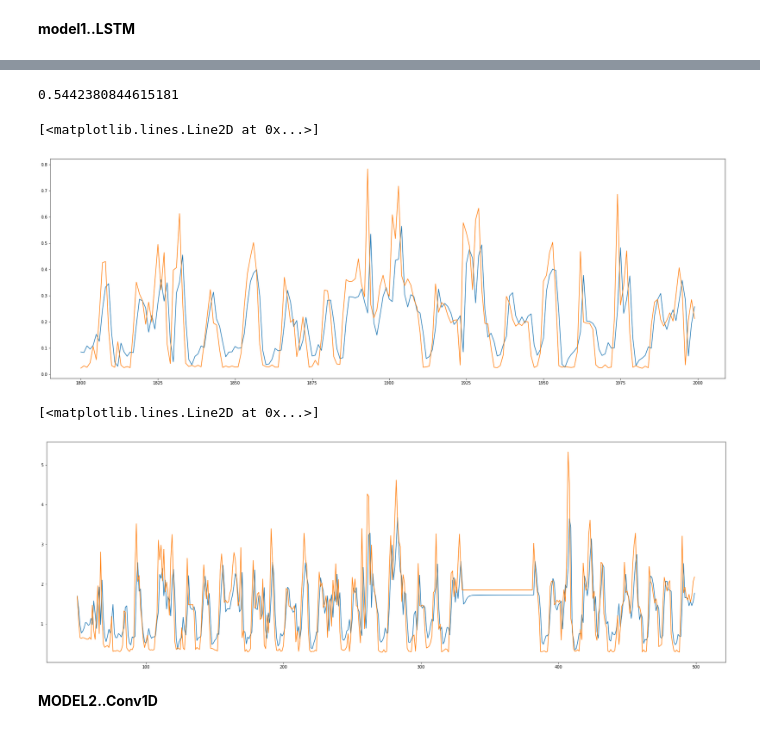
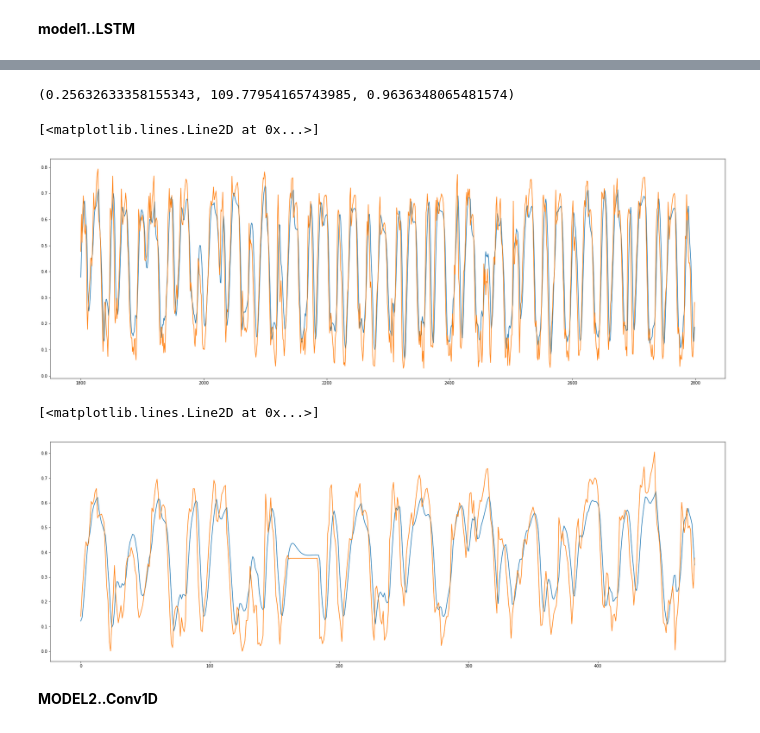
Before and after one commit to chandank21/Electrical-Household-Load-Forecasting, a Jupyter notebook: Load_Forecasting_using_RNN.ipynb, the cells around one changed output, grey strips where cells are left out. Saved outputs shown, nothing was run; the diff lists cells and outputs as text; code cells hidden in the pictures.

```diff
--- a/Load_Forecasting_using_RNN.ipynb
+++ b/Load_Forecasting_using_RNN.ipynb
@@ -101 +110,5 @@ train_input.shape,test_input.shape,train_target.shape,test_target.shape
+# %%
+UK_data = pd.read_csv(r'/content/drive/MyDrive/datasets/House_1.csv')
+UK_data=UK_data.set_index(UK_data['Time'])[['Aggregate']]
+UK_data.index = pd.to_datetime(UK_data.index)
 # %%
@@ -134,0 +142,18 @@ plt.plot(data_hourly.Global_intensity.values[20000:20400],marker='o')
+# %%
+# resampling data based on hour...
+data_hourly = UK_data.resample('1H').mean()
+
+# scaling data based on minmaxscaler or standard scaler...
+data_as_np,scaler = scaling_data(data_hourly)
+
+# no pf back step...
+n_lags=24
+n_out=1
+ # converting data into deep neural network format...
+input,target = series_to_supervised(data_as_np,n_lags,n_out)
+n_train = int(0.7*data_hourly.shape[0])
+train_input = input[:n_train]
+test_input = input[n_train:]
+train_target = target[:n_train]
+test_target = target[n_train:]
+train_input.shape,test_input.shape,train_target.shape,test_target.shape
@@ -267,4 +258,0 @@ test_results
-# %%
-np.mean(abs(test_results.test_predicted-test_results.test_target)/test_results.test_target)
-# %% [output]
-0.5442380844615181
@@ -271,19 +261,23 @@ np.mean(abs(test_results.test_predicted-test_results.test_target)/test_results.t
+# %%
+R2_score,MSE,MAPE
+# %% [output]
+(0.25632633358155343, 109.77954165743985, 0.9636348065481574)
 # %%
 import matplotlib.pyplot as plt
 plt.figure(figsize=(30,10))
-plt.plot(train_results['train_predicted'][1800:2000])
-plt.plot(train_results['train_target'][1800:2000])
+plt.plot(train_results['train_predicted'][1800:2800])
+plt.plot(train_results['train_target'][1800:2800])
 # %% [output]
 [<matplotlib.lines.Line2D at 0x...>]
-[figure, old version]
+[figure, new version]
 # %%
 import matplotlib.pyplot as plt
 plt.figure(figsize=(30,10))
-plt.plot(test_results['test_predicted'][50:500])
-plt.plot(test_results['test_target'][50:500])
+plt.plot(test_results['test_predicted'][50:1500])
+plt.plot(test_results['test_target'][50:1500])
 # %% [output]
 [<matplotlib.lines.Line2D at 0x...>]
-[figure, old version]
+[figure, new version]
 # %% [markdown]
 **MODEL2..Conv1D**
 # %%
```
Also changed, not shown: parts of 25 cells of this notebook.
